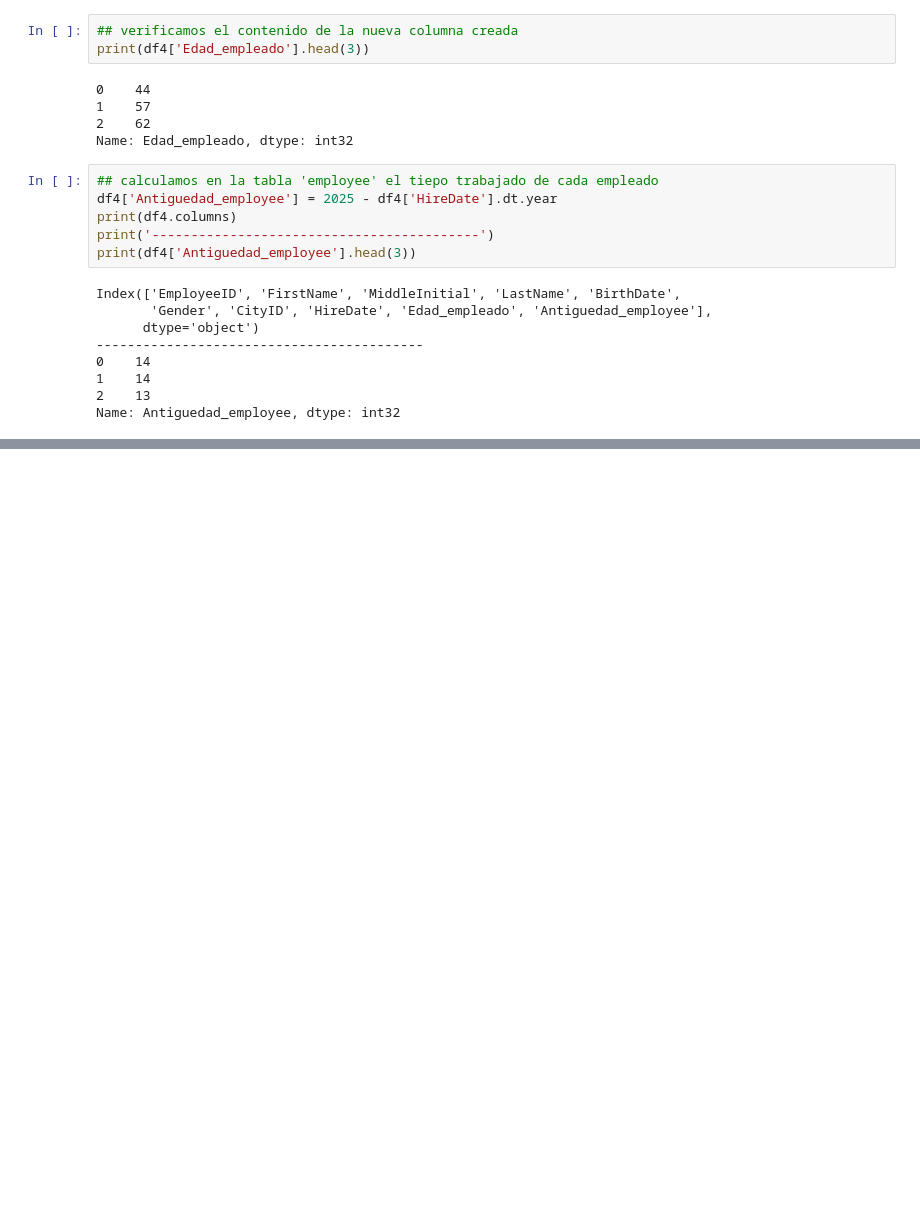
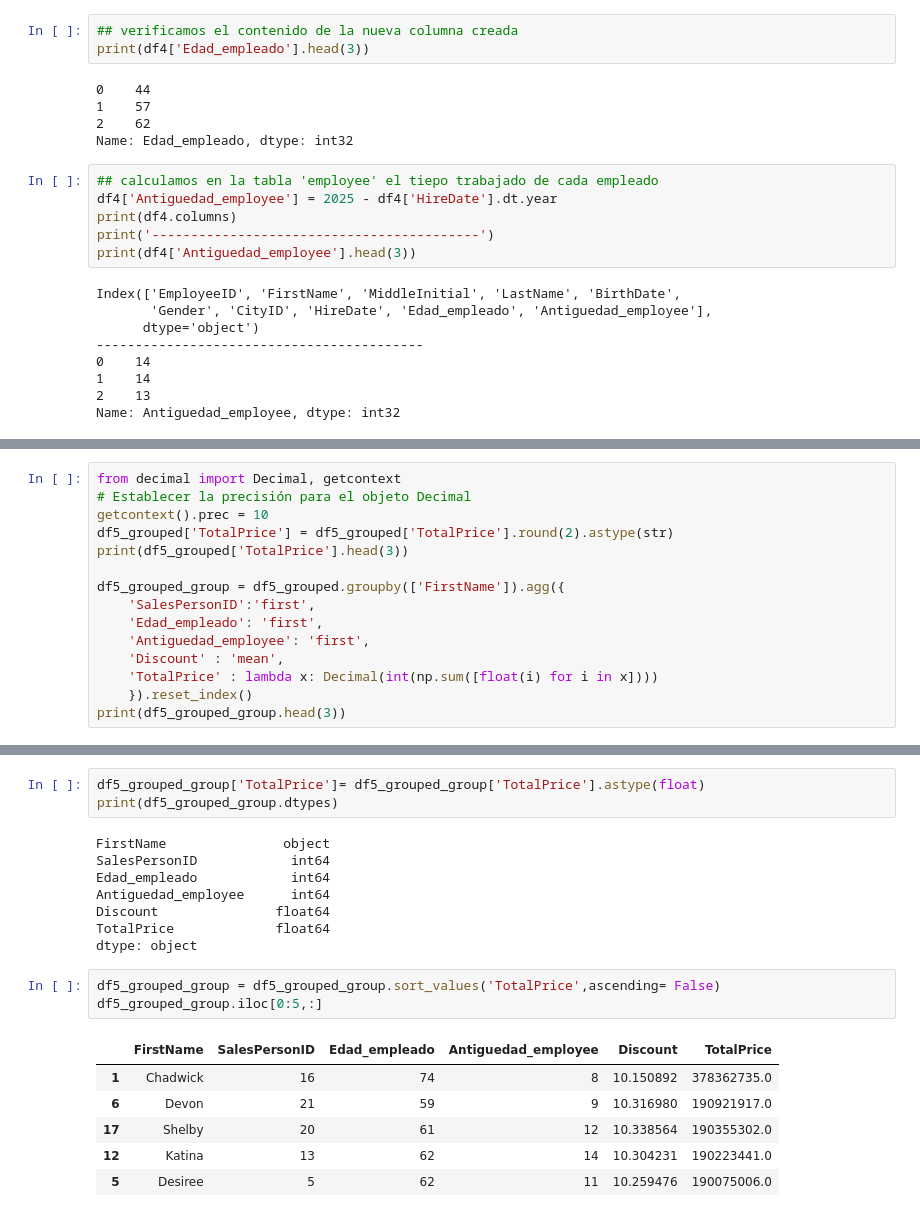
Before and after one commit to fabricio136900/M3_Data, a Jupyter notebook: Trabajo.ipynb, the cells around one changed output, grey strips where cells are left out. Drawn from its saved outputs; the diff is of its cells as text; blank space fills up the shorter version.

```diff
--- a/Trabajo.ipynb
+++ b/Trabajo.ipynb
@@ -726,0 +1019,15 @@ NameError: name 'df1' is not defined
+# %%
+from decimal import Decimal, getcontext
+# Establecer la precisión para el objeto Decimal
+getcontext().prec = 10
+df5_grouped['TotalPrice'] = df5_grouped['TotalPrice'].round(2).astype(str)
+print(df5_grouped['TotalPrice'].head(3))
+
+df5_grouped_group = df5_grouped.groupby(['FirstName']).agg({
+    'SalesPersonID':'first',
+    'Edad_empleado': 'first',
+    'Antiguedad_employee': 'first',
+    'Discount' : 'mean',
+    'TotalPrice' : lambda x: Decimal(int(np.sum([float(i) for i in x])))
+    }).reset_index()
+print(df5_grouped_group.head(3))
@@ -726,0 +1048,21 @@ NameError: name 'df1' is not defined
+# %%
+df5_grouped_group['TotalPrice']= df5_grouped_group['TotalPrice'].astype(float)
+print(df5_grouped_group.dtypes)
+# %% [output]
+FirstName               object
+SalesPersonID            int64
+Edad_empleado            int64
+Antiguedad_employee      int64
+Discount               float64
+TotalPrice             float64
+dtype: object
+# %%
+df5_grouped_group = df5_grouped_group.sort_values('TotalPrice',ascending= False)
+df5_grouped_group.iloc[0:5,:]
+# %% [output]
+|  | FirstName | SalesPersonID | Edad_empleado | Antiguedad_employee | Discount | TotalPrice |
+| 1 | Chadwick | 16 | 74 | 8 | 10.150892 | 378362735.0 |
+| 6 | Devon | 21 | 59 | 9 | 10.316980 | 190921917.0 |
+| 17 | Shelby | 20 | 61 | 12 | 10.338564 | 190355302.0 |
+| 12 | Katina | 13 | 62 | 14 | 10.304231 | 190223441.0 |
+| 5 | Desiree | 5 | 62 | 11 | 10.259476 | 190075006.0 |
```
Also changed, not shown: parts of 34 cells of this notebook.
